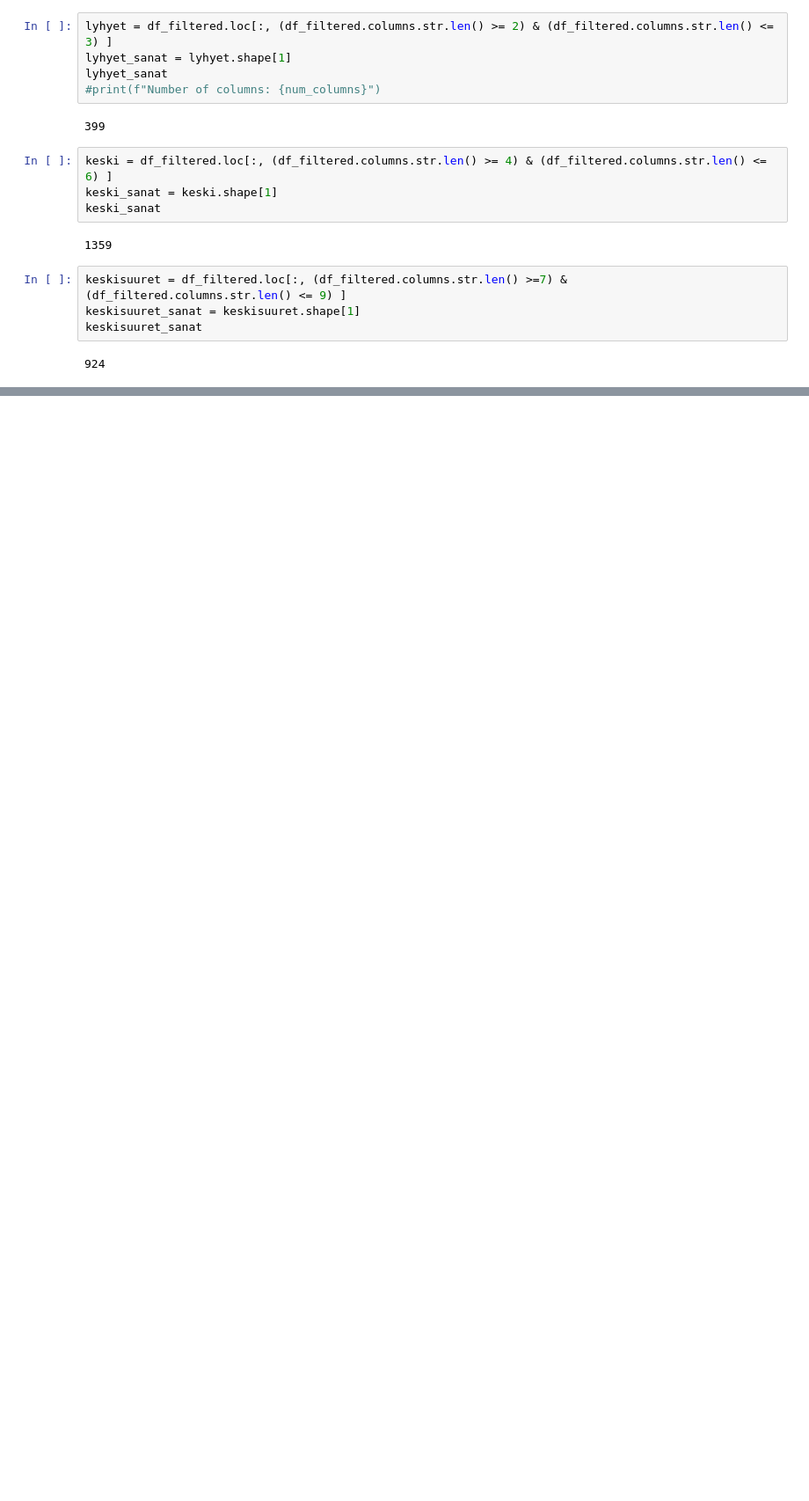
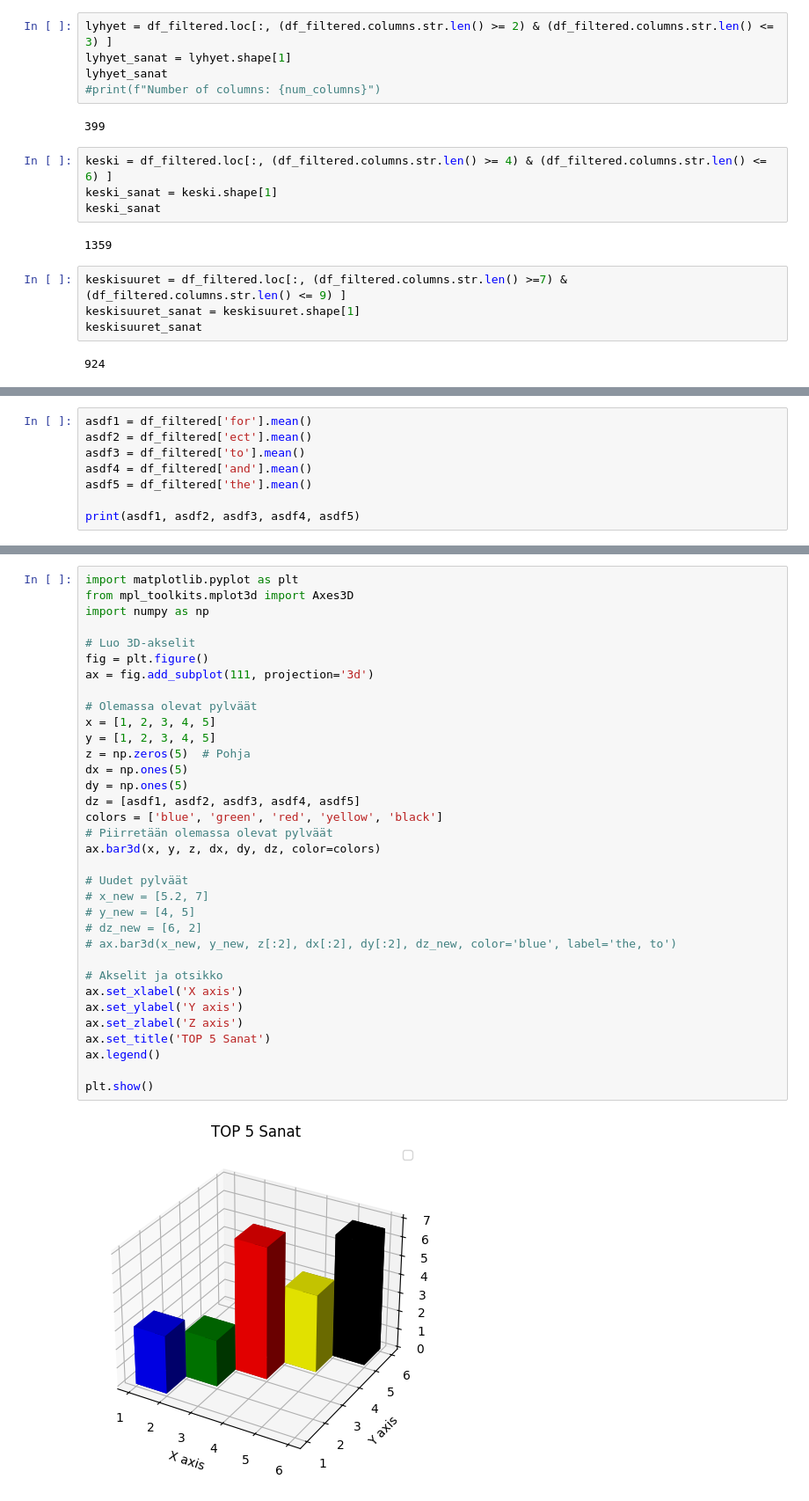
Before and after one commit to T0ntsa/html-css, a Jupyter notebook: dataset_UUSIN.ipynb, the cells around one changed output, grey strips where cells are left out. Shown at 88% size. Saved outputs shown, nothing was run; the diff lists cells and outputs as text; blank space fills up the shorter version.

```diff
--- a/dataset_UUSIN.ipynb
+++ b/dataset_UUSIN.ipynb
@@ -107,0 +267,8 @@ suurimmat_sanat
+# %%
+asdf1 = df_filtered['for'].mean()
+asdf2 = df_filtered['ect'].mean()
+asdf3 = df_filtered['to'].mean()
+asdf4 = df_filtered['and'].mean()
+asdf5 = df_filtered['the'].mean()
+
+print(asdf1, asdf2, asdf3, asdf4, asdf5)
@@ -107,0 +277,36 @@ suurimmat_sanat
+# %%
+import matplotlib.pyplot as plt
+from mpl_toolkits.mplot3d import Axes3D
+import numpy as np
+
+# Luo 3D-akselit
+fig = plt.figure()
+ax = fig.add_subplot(111, projection='3d')
+
+# Olemassa olevat pylväät
+x = [1, 2, 3, 4, 5]
+y = [1, 2, 3, 4, 5]
+z = np.zeros(5)  # Pohja
+dx = np.ones(5)
+dy = np.ones(5)
+dz = [asdf1, asdf2, asdf3, asdf4, asdf5]
+colors = ['blue', 'green', 'red', 'yellow', 'black']
+# Piirretään olemassa olevat pylväät
+ax.bar3d(x, y, z, dx, dy, dz, color=colors)
+
+# Uudet pylväät
+# x_new = [5.2, 7]
+# y_new = [4, 5]
+# dz_new = [6, 2]
+# ax.bar3d(x_new, y_new, z[:2], dx[:2], dy[:2], dz_new, color='blue', label='the, to')
+
+# Akselit ja otsikko
+ax.set_xlabel('X axis')
+ax.set_ylabel('Y axis')
+ax.set_zlabel('Z axis')
+ax.set_title('TOP 5 Sanat')
+ax.legend()
+
+plt.show()
+# %% [output]
+[figure, added]
```
Also changed, not shown: parts of 26 cells of this notebook, 1 other file.
